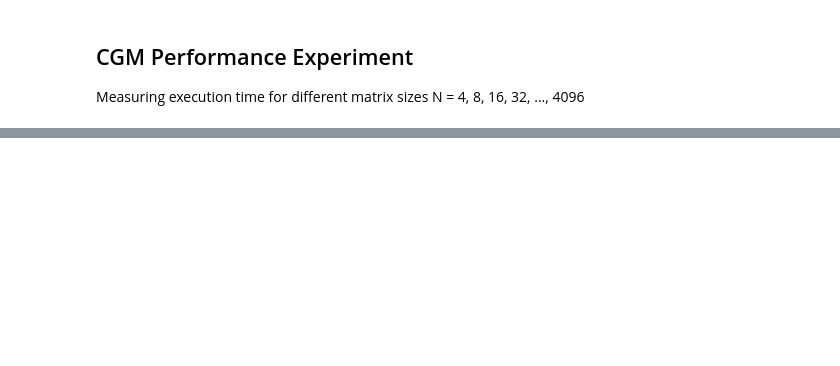
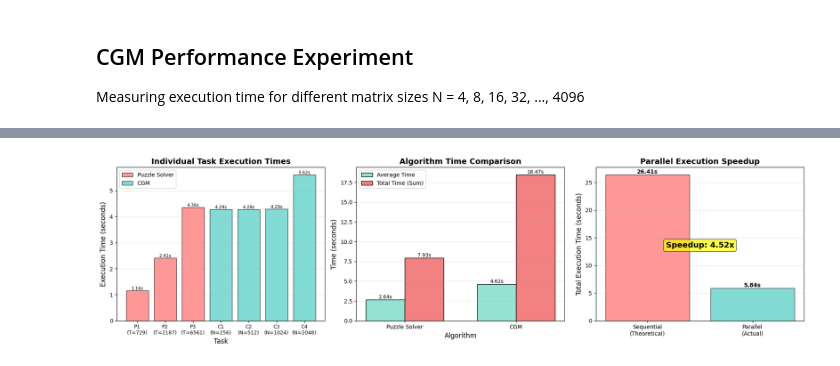
Before and after one commit to Greenstan/Enhanced-Hybrid-HHL, a Jupyter notebook: experiment.ipynb, the cells around one changed output, grey strips where cells are left out. Drawn from its saved outputs; the diff is of its cells as text; code cells hidden in the pictures; blank space fills up the shorter version.

```diff
--- a/experiment.ipynb
+++ b/experiment.ipynb
@@ -164,0 +1075,3 @@ Speedup factor: 257012.42x slower
+# %%
+# Run the parallel experiment
+experiment_results = run_parallel_experiment(puzzle_configs, cgm_configs)
@@ -164,0 +1252,86 @@ Speedup factor: 257012.42x slower
+# %%
+# Visualization: Execution time comparison
+fig, axes = plt.subplots(1, 3, figsize=(18, 5))
+
+# Plot 1: Individual task execution times
+ax1 = axes[0]
+puzzle_labels = [f"P{i+1}\n(T={r['T']})" for i, r in enumerate(experiment_results['puzzle_results'])]
+cgm_labels = [f"C{i+1}\n(N={r['N']})" for i, r in enumerate(experiment_results['cgm_results'])]
+
+x_pos = np.arange(len(puzzle_times) + len(cgm_times))
+colors = ['#FF6B6B'] * len(puzzle_times) + ['#4ECDC4'] * len(cgm_times)
+all_times = puzzle_times + cgm_times
+all_labels = puzzle_labels + cgm_labels
+
+bars = ax1.bar(x_pos, all_times, color=colors, alpha=0.7, edgecolor='black')
+ax1.set_xlabel('Task', fontsize=12)
+ax1.set_ylabel('Execution Time (seconds)', fontsize=12)
+ax1.set_title('Individual Task Execution Times', fontsize=14, fontweight='bold')
+ax1.set_xticks(x_pos)
+ax1.set_xticklabels(all_labels, fontsize=9)
+ax1.grid(axis='y', alpha=0.3)
+ax1.legend([bars[0], bars[len(puzzle_times)]], ['Puzzle Solver', 'CGM'], loc='upper left')
+
+# Add value labels on bars
+for i, (bar, time_val) in enumerate(zip(bars, all_times)):
+    height = bar.get_height()
+    ax1.text(bar.get_x() + bar.get_width()/2., height,
+             f'{time_val:.2f}s',
+             ha='center', va='bottom', fontsize=8)
+
+# Plot 2: Algorithm comparison
+ax2 = axes[1]
+algorithm_names = ['Puzzle Solver', 'CGM']
+avg_times = [np.mean(puzzle_times), np.mean(cgm_times)]
+total_times = [np.sum(puzzle_times), np.sum(cgm_times)]
+
+x = np.arange(len(algorithm_names))
+width = 0.35
+
+bars1 = ax2.bar(x - width/2, avg_times, width, label='Average Time', color='#95E1D3', edgecolor='black')
+bars2 = ax2.bar(x + width/2, total_times, width, label='Total Time (Sum)', color='#F38181', edgecolor='black')
+
+ax2.set_xlabel('Algorithm', fontsize=12)
+ax2.set_ylabel('Time (seconds)', fontsize=12)
+ax2.set_title('Algorithm Time Comparison', fontsize=14, fontweight='bold')
+ax2.set_xticks(x)
+ax2.set_xticklabels(algorithm_names)
+ax2.legend()
+ax2.grid(axis='y', alpha=0.3)
+
+# Add value labels
+for bars in [bars1, bars2]:
+    for bar in bars:
+        height = bar.get_height()
+        ax2.text(bar.get_x() + bar.get_width()/2., height,
+                 f'{height:.2f}s',
+                 ha='center', va='bottom', fontsize=9)
+
+# Plot 3: Parallel vs Sequential comparison
+ax3 = axes[2]
+execution_modes = ['Sequential\n(Theoretical)', 'Parallel\n(Actual)']
+execution_times = [total_sequential, experiment_results['total_execution_time']]
+colors_exec = ['#FF6B6B', '#4ECDC4']
+
+bars = ax3.bar(execution_modes, execution_times, color=colors_exec, alpha=0.7, edgecolor='black')
+ax3.set_ylabel('Total Execution Time (seconds)', fontsize=12)
+ax3.set_title('Parallel Execution Speedup', fontsize=14, fontweight='bold')
+ax3.grid(axis='y', alpha=0.3)
+
+# Add value labels and speedup annotation
+for bar, time_val in zip(bars, execution_times):
+    height = bar.get_height()
+    ax3.text(bar.get_x() + bar.get_width()/2., height,
+             f'{time_val:.2f}s',
+             ha='center', va='bottom', fontsize=10, fontweight='bold')
+
+# Add speedup annotation
+ax3.text(0.5, max(execution_times) * 0.5,
+         f'Speedup: {parallel_speedup:.2f}x',
+         ha='center', fontsize=14, fontweight='bold',
+         bbox=dict(boxstyle='round', facecolor='yellow', alpha=0.7))
+
+plt.tight_layout()
+plt.show()
+# %% [output]
+[figure, added]
```
Also changed, not shown: parts of 37 cells of this notebook, 34 other files.
